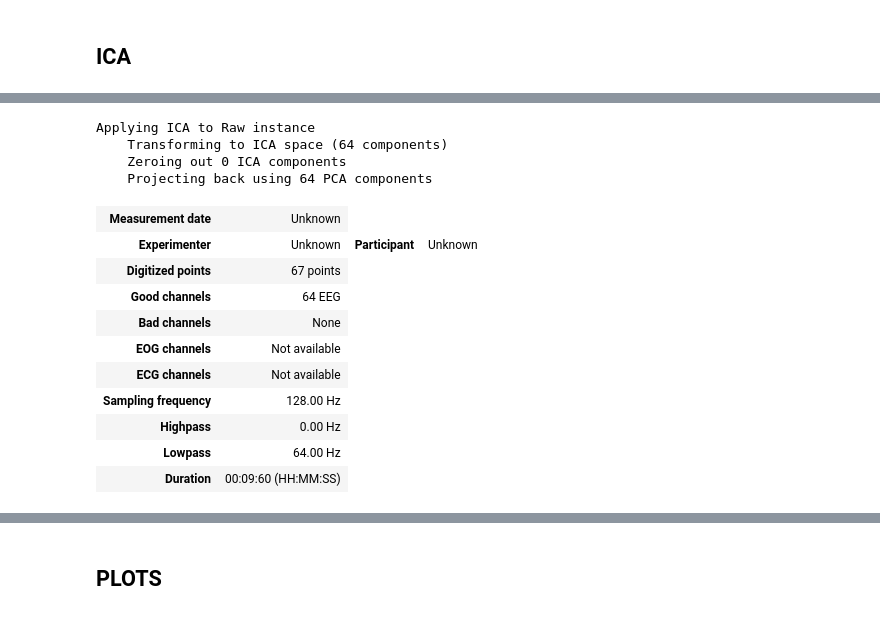
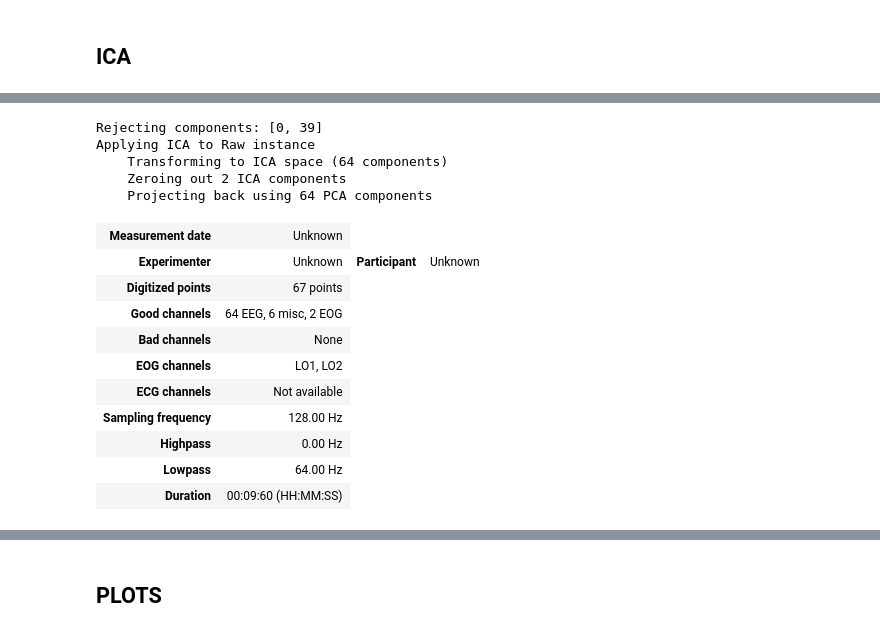
Before and after one commit to haiqin-zhang/AM-EEG, a Jupyter notebook: analysis_motor/motor_erp.ipynb, the cells around one changed output, grey strips where cells are left out. Saved outputs shown, nothing was run; the diff lists cells and outputs as text; code cells hidden in the pictures.

```diff
--- a/analysis_motor/motor_erp.ipynb
+++ b/analysis_motor/motor_erp.ipynb
@@ -23,8 +23,8 @@ from plot_utils import *
 pp_dir = "/Users/cindyzhang/Documents/M2/Audiomotor_Piano/AM-EEG/data_preprocessed" #where the preprocessed files are
 figure_folder = '/Users/cindyzhang/Documents/M2/Audiomotor_Piano/AM-EEG/analysis_motor/motor_figures'
 
-subjects_to_process = ['01']
-period = 'post'
+subjects_to_process = ['05']
+period = 'temp'
 # %%
 #======================================================================================
 #                        PARAMETERS
@@ -52,6 +56,7 @@ for folder in sorted(os.listdir(pp_dir)):
     data = loadmat(data_path)
     eeg = data['trial_data']
     refs = data['trial_mastoids']
+    all_electrodes = data['all_electrodes']
     events_sv = data['events']
 
     """  already_processed = []
@@ -85,0 +100,12 @@ Ready.
+# %%
+"""#making raw object from .mat data
+
+info_eeg = mne.create_info(ch_names=ch_names_64, sfreq = 128, ch_types='eeg')
+info_misc = mne.create_info(ch_names=ref_names, sfreq = 128, ch_types='misc')
+info_combined = mne.concatenate_info([info_eeg, info_misc])
+
+combined_data = np.concatenate((eeg, refs), axis=0)
+
+raw = mne.io.RawArray(combined_data, info = info_combined)
+raw.set_montage('biosemi64')
+"""
@@ -120,0 +150,2 @@ ica.plot_components()
+# %%
+eog_indices, eog_scores = ica.find_bads_eog(raw)
@@ -121,18 +189,20 @@ ica.plot_components()
 # %%
-ica.exclude = []
+print('Rejecting components:', eog_indices)
+ica.exclude = eog_indices
 reconst_raw = raw.copy()
 ica.apply(reconst_raw)
 # %% [output]
+Rejecting components: [0, 39]
 Applying ICA to Raw instance
     Transforming to ICA space (64 components)
-    Zeroing out 0 ICA components
+    Zeroing out 2 ICA components
     Projecting back using 64 PCA components
 | Measurement date | Unknown |
 | Experimenter | Unknown | Participant | Unknown |
 | Digitized points | 67 points |
-| Good channels | 64 EEG |
+| Good channels | 64 EEG, 6 misc, 2 EOG |
 | Bad channels | None |
-| EOG channels | Not available |
+| EOG channels | LO1, LO2 |
 | ECG channels | Not available |
 | Sampling frequency | 128.00 Hz |
 | Highpass | 0.00 Hz |
```
Also changed, not shown: parts of 16 cells of this notebook, 8 other files.
